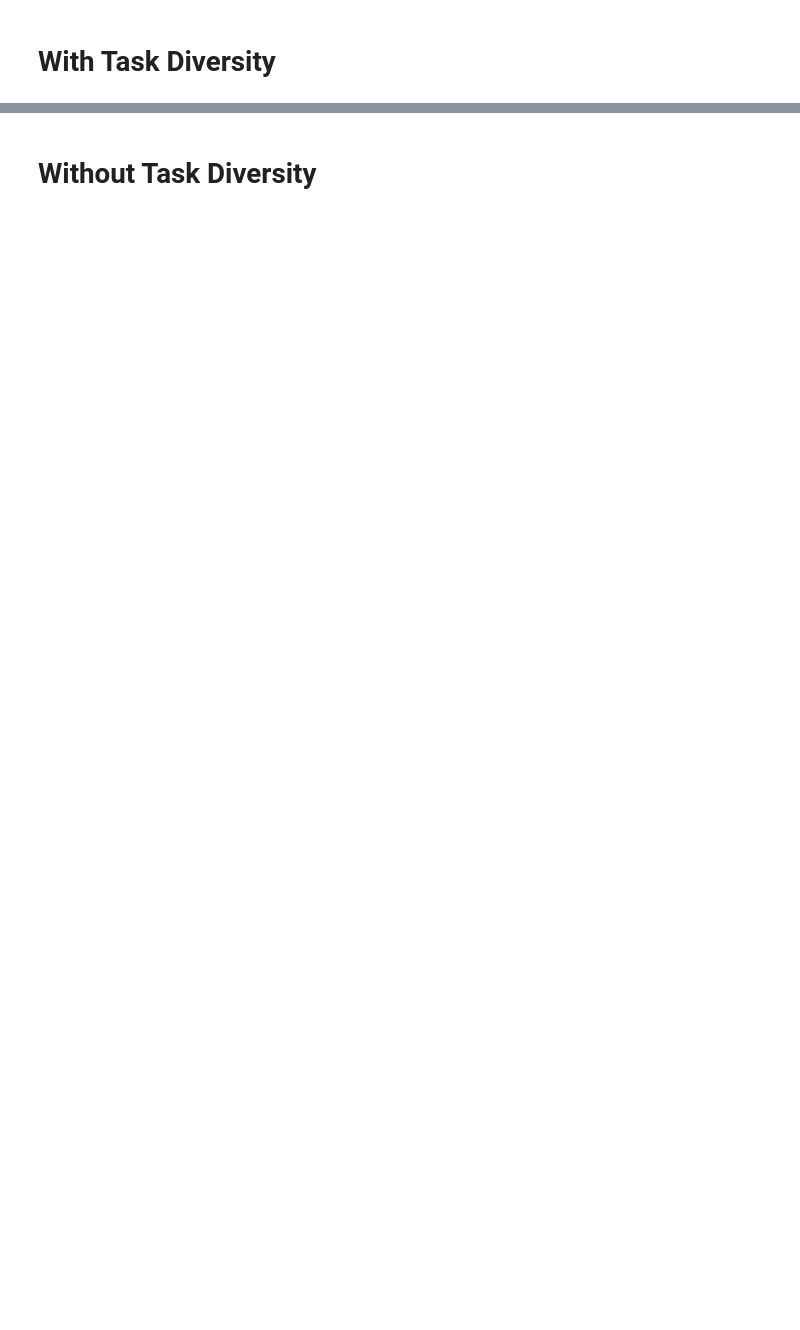
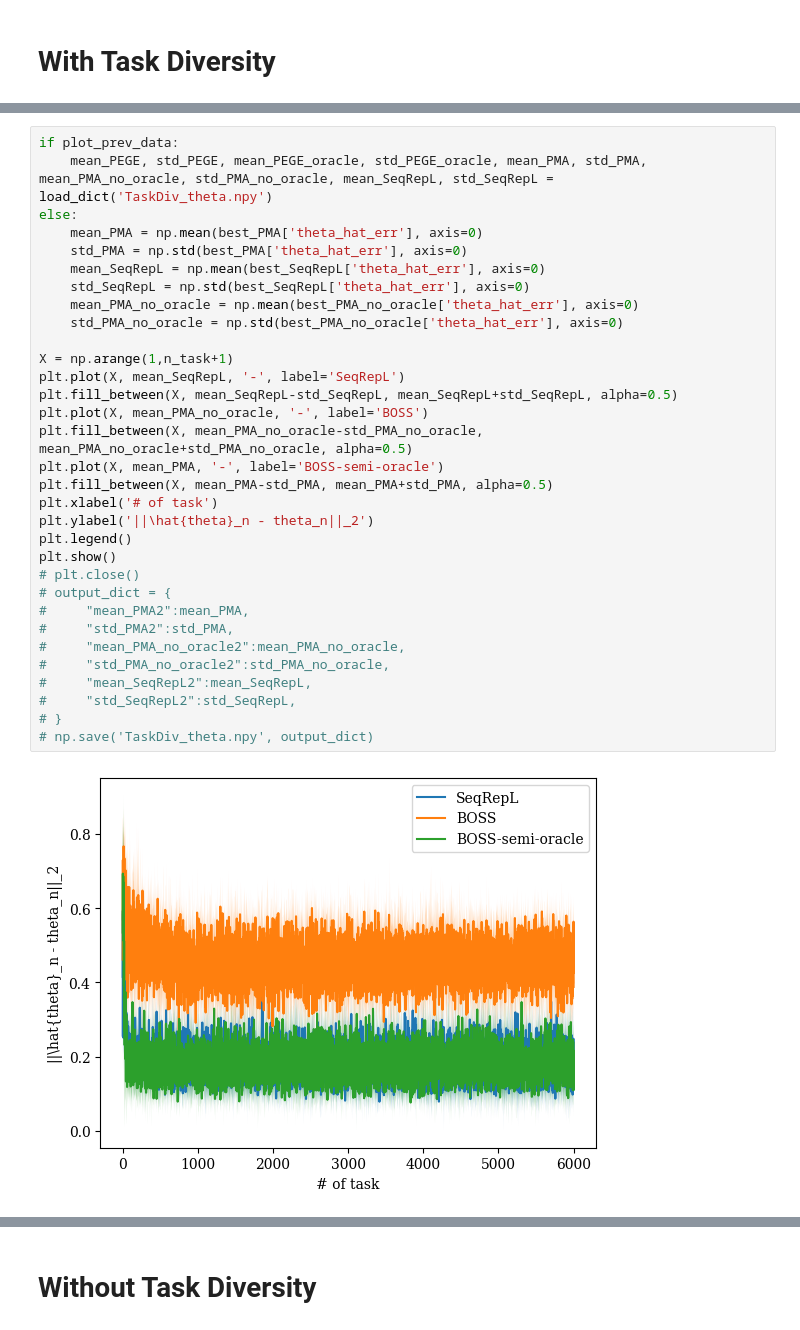
Before and after one commit to duongnhatthang/BOSS, a Jupyter notebook: exp.ipynb, the cells around one changed output, grey strips where cells are left out. Saved outputs shown, nothing was run; the diff lists cells and outputs as text; blank space fills up the shorter version.

```diff
--- a/exp.ipynb
+++ b/exp.ipynb
@@ -348 +194,35 @@ NameError: name 'best_PMA' is not defined
+# %%
+if plot_prev_data:
+    mean_PEGE, std_PEGE, mean_PEGE_oracle, std_PEGE_oracle, mean_PMA, std_PMA, mean_PMA_no_oracle, std_PMA_no_oracle, mean_SeqRepL, std_SeqRepL = load_dict('TaskDiv_theta.npy')
+else:
+    mean_PMA = np.mean(best_PMA['theta_hat_err'], axis=0)
+    std_PMA = np.std(best_PMA['theta_hat_err'], axis=0)
+    mean_SeqRepL = np.mean(best_SeqRepL['theta_hat_err'], axis=0)
+    std_SeqRepL = np.std(best_SeqRepL['theta_hat_err'], axis=0)
+    mean_PMA_no_oracle = np.mean(best_PMA_no_oracle['theta_hat_err'], axis=0)
+    std_PMA_no_oracle = np.std(best_PMA_no_oracle['theta_hat_err'], axis=0)
+
+X = np.arange(1,n_task+1)
+plt.plot(X, mean_SeqRepL, '-', label='SeqRepL')
+plt.fill_between(X, mean_SeqRepL-std_SeqRepL, mean_SeqRepL+std_SeqRepL, alpha=0.5)
+plt.plot(X, mean_PMA_no_oracle, '-', label='BOSS')
+plt.fill_between(X, mean_PMA_no_oracle-std_PMA_no_oracle, mean_PMA_no_oracle+std_PMA_no_oracle, alpha=0.5)
+plt.plot(X, mean_PMA, '-', label='BOSS-semi-oracle')
+plt.fill_between(X, mean_PMA-std_PMA, mean_PMA+std_PMA, alpha=0.5)
+plt.xlabel('# of task')
+plt.ylabel('||\hat{theta}_n - theta_n||_2')
+plt.legend()
+plt.show()
+# plt.close()
+# output_dict = {
+#     "mean_PMA2":mean_PMA,
+#     "std_PMA2":std_PMA,
+#     "mean_PMA_no_oracle2":mean_PMA_no_oracle,
+#     "std_PMA_no_oracle2":std_PMA_no_oracle,
+#     "mean_SeqRepL2":mean_SeqRepL,
+#     "std_SeqRepL2":std_SeqRepL,
+# }
+# np.save('TaskDiv_theta.npy', output_dict)
+# %% [output]
+[figure, added]
 # %%
```
Also changed, not shown: parts of 42 cells of this notebook, 28 other files.
